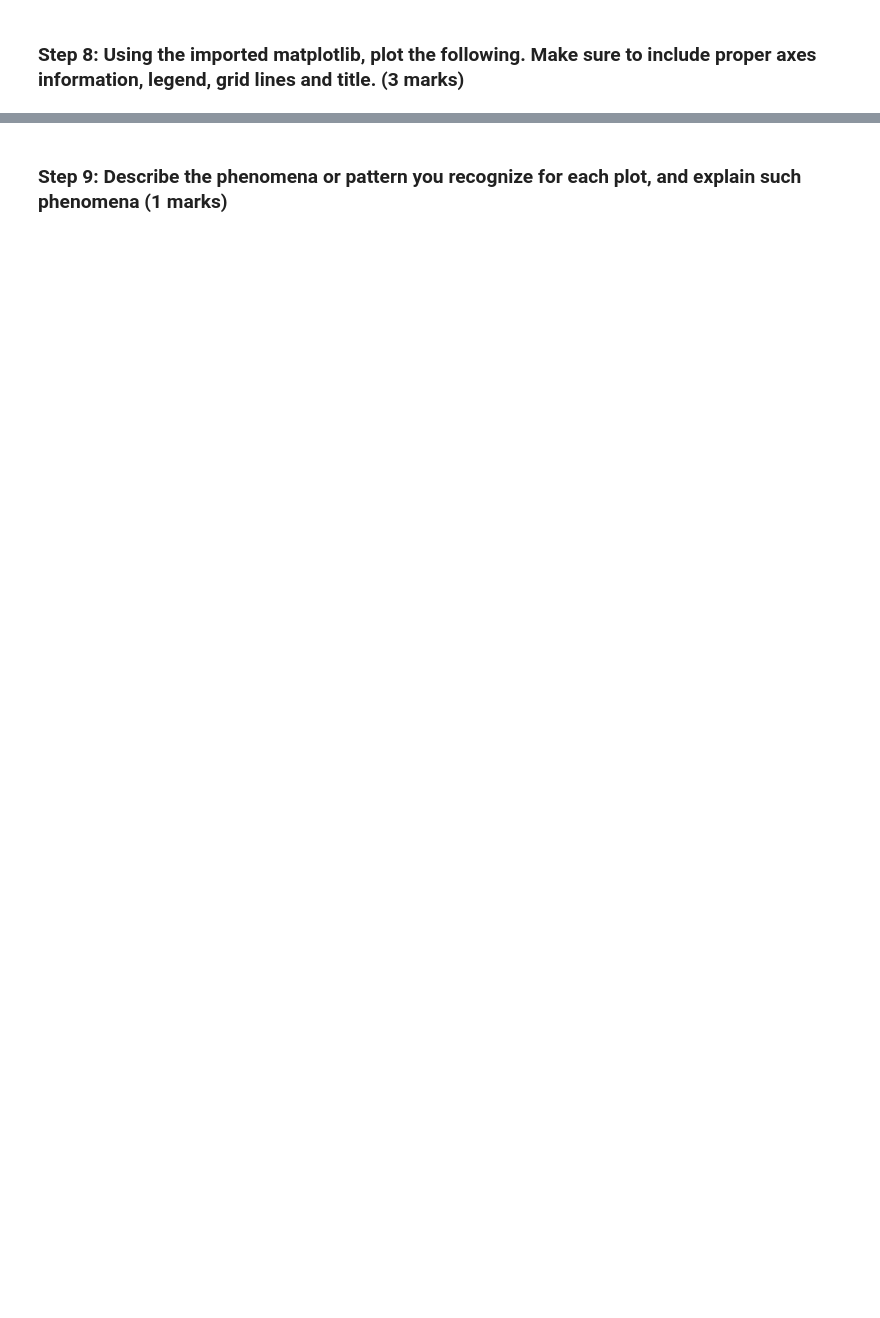
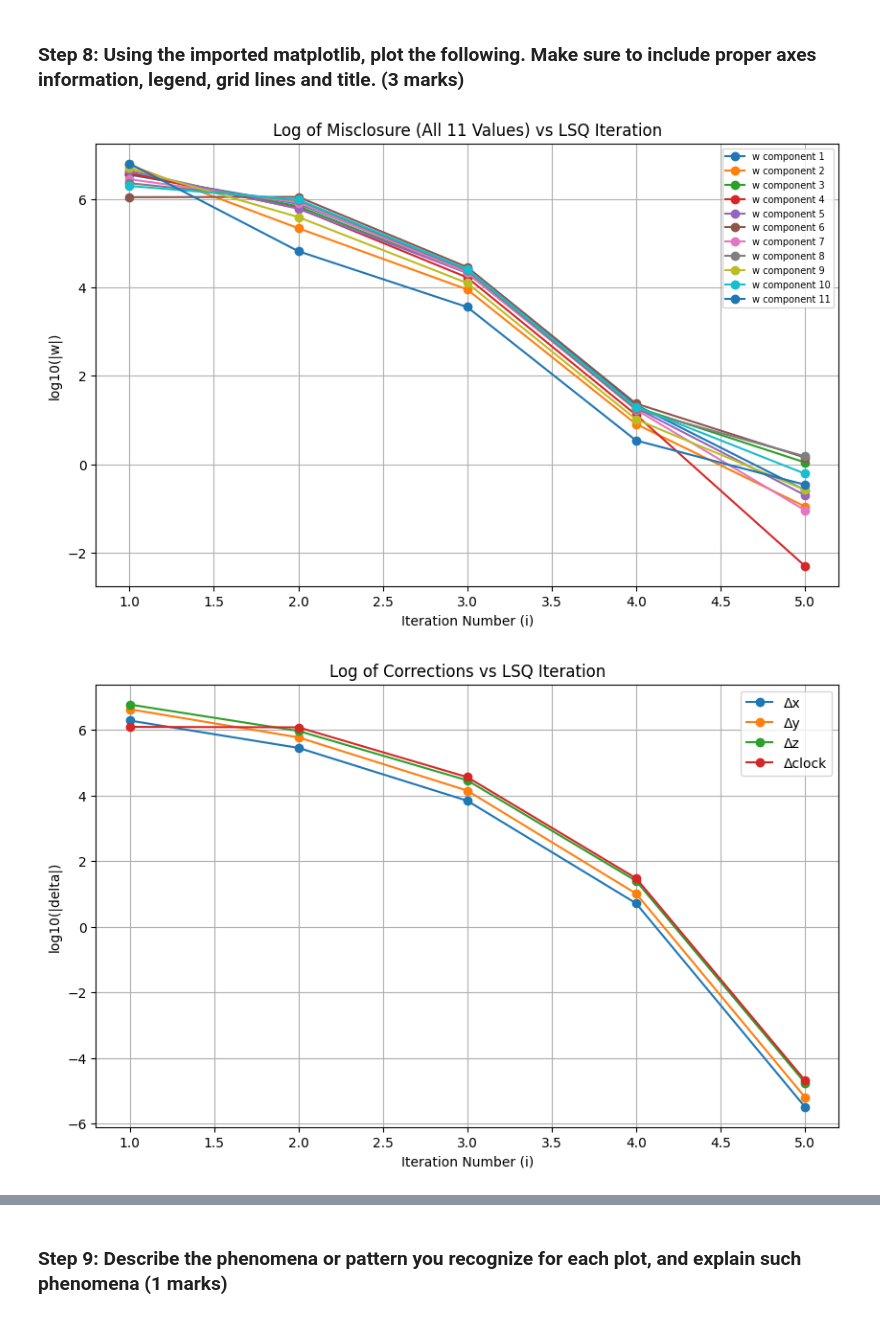
Before and after one commit to MuhammadHamzaKhanAfridi/ENGG680_Fall_2025, a Jupyter notebook: Lab Assignment 2/Assignment2_Upload (1).ipynb, the cells around one changed output, grey strips where cells are left out. Saved outputs shown, nothing was run; the diff lists cells and outputs as text; code cells hidden in the pictures; blank space fills up the shorter version.

```diff
--- a/Lab Assignment 2/Assignment2_Upload (1).ipynb
+++ b/Lab Assignment 2/Assignment2_Upload (1).ipynb
@@ -272,3 +267,12 @@ def design_matrix(receiver_pos, satellite_pos, distance):
+# %%
+
+def design_matrix(receiver_pos, satellite_pos, distance):
+    r = np.asarray(receiver_pos[:3], dtype=float).reshape(1, 3)
+    s = np.asarray(satellite_pos, dtype=float)
+    rho = np.asarray(distance, dtype=float).reshape(-1)
+    A_xyz = (r - s) / rho[:, None]
+    A = np.hstack([A_xyz, -np.ones((s.shape[0], 1))])
+    return A
 # %% [markdown]
 ### Step 5: start the iteration for the LSE (4 mark)
 
@@ -357,0 +427,49 @@ Print:
+# %%
+# 1. Plot log of the misclosure w against the LSQ iteration number i
+# (1 marks)
+
+w_matrix = np.array(arr_w)   # shape: (num_iters, 11)
+
+plt.figure(figsize=(10,6))
+for j in range(w_matrix.shape[1]):
+    plt.plot(arr_i, np.log10(np.abs(w_matrix[:, j])),
+             marker='o', label=f'w component {j+1}')
+plt.xlabel("Iteration Number (i)")
+plt.ylabel("log10(|w|)")
+plt.title("Log of Misclosure (All 11 Values) vs LSQ Iteration")
+plt.grid(True)
+plt.legend(fontsize=7)
+plt.show()
+
+# 2. Plot log of the corrections delta against the LSQ iteration number i
+# (1 marks)
+
+delta_matrix = np.array(arr_delta)
+
+plt.figure(figsize=(10,6))
+labels = ['Δx', 'Δy', 'Δz', 'Δclock']
+for j in range(delta_matrix.shape[1]):
+    plt.plot(arr_i, np.log10(np.abs(delta_matrix[:, j])),
+             marker='o', label=labels[j])
+plt.xlabel("Iteration Number (i)")
+plt.ylabel("log10(|delta|)")
+plt.title("Log of Corrections vs LSQ Iteration")
+plt.grid(True)
+plt.legend()
+plt.show()
+
+
+# 3. Plot log of the 3D position errors against the LSQ iteration number i
+# (1 marks)
+plt.figure(figsize=(10,6))
+plt.plot(arr_i, np.log10(arr_err_pos),
+         marker='o', color='green', label='3D Position Error')
+plt.xlabel("Iteration Number (i)")
+plt.ylabel("log10(3D Position Error)")
+plt.title("Log of 3D Position Error vs LSQ Iteration")
+plt.grid(True)
+plt.legend()
+plt.show()
+# %% [output]
+[figure, added]
+[figure, added]
```
Also changed, not shown: parts of 13 cells of this notebook.
